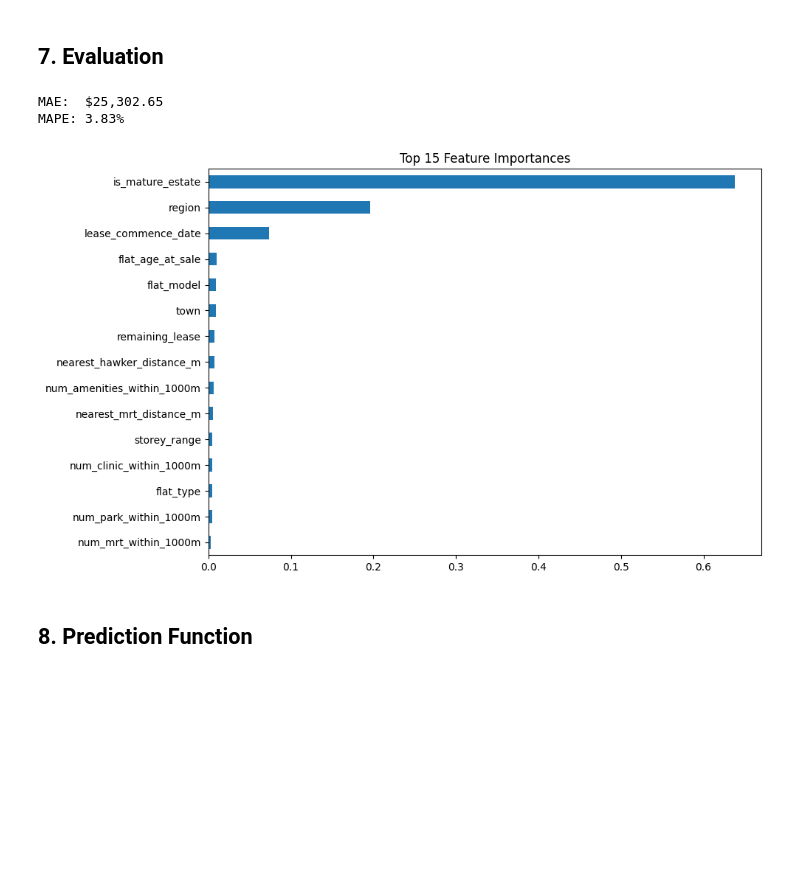
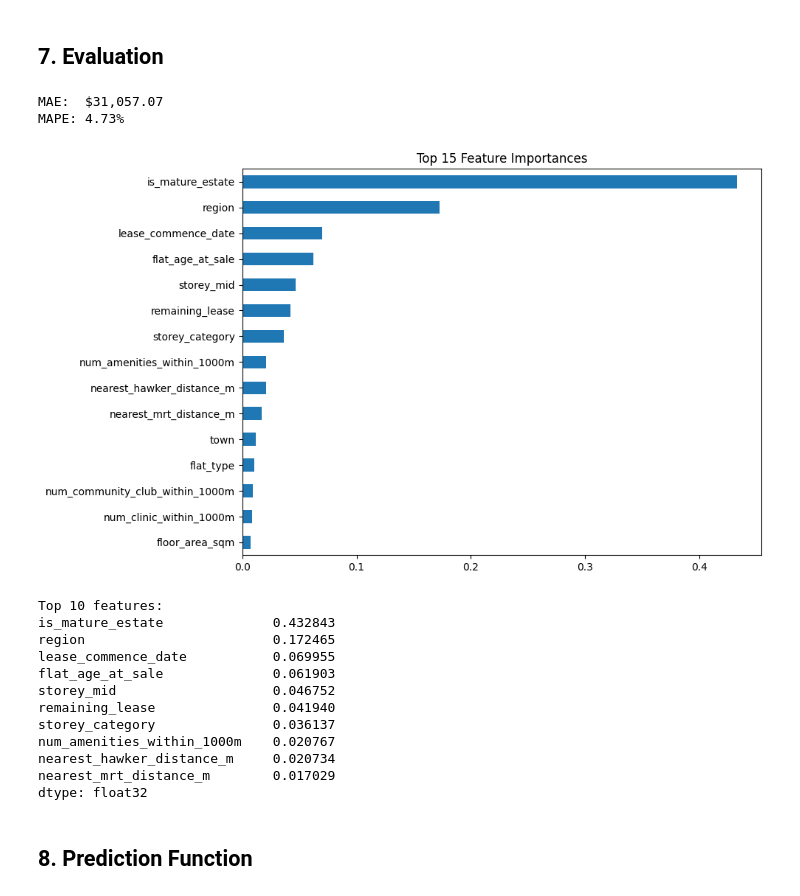
Before and after one commit to sanjeevr123/DSE3101-Project, a Jupyter notebook: backend/xgboost_trial.ipynb, the cells around one changed output. Cells and saved outputs as stored; diff of their text form; code cells hidden in the pictures; blank space fills up the shorter version.

```diff
--- a/backend/xgboost_trial.ipynb
+++ b/backend/xgboost_trial.ipynb
@@ -167,19 +181,33 @@ Columns: ['town', 'flat_type', 'storey_range', 'floor_area_sqm', 'flat_model', '
 # %% [markdown]
 ## 5. Train / Test Split
 # %%
+# Define feature list (everything except the target)
 TREE_FEATURES = [c for c in df_model.columns if c != 'log_price_norm']
 
-X_train, X_test, y_train, y_test = train_test_split(
-    df_model[TREE_FEATURES],
-    df_model['log_price_norm'],
-    test_size=0.2,
-    random_state=42
-)
+# ============================================================
+# Time-based split instead of random split
+# Train on older data, test on most recent data
+# This is more realistic for time-series price prediction
+# ============================================================
+train_mask = df_model['sold_year'] < 2023
+test_mask  = df_model['sold_year'] >= 2023
 
+X_train = df_model.loc[train_mask, TREE_FEATURES]
+X_test  = df_model.loc[test_mask,  TREE_FEATURES]
+y_train = df_model.loc[train_mask, 'log_price_norm']
+y_test  = df_model.loc[test_mask,  'log_price_norm']
+
+# Current RPI for converting log predictions back to dollar prices
 CURRENT_RPI = 203.6
+y_train_actual = np.exp(y_train) * X_train['floor_area_sqm'] * CURRENT_RPI
 y_test_actual = np.exp(y_test) * X_test['floor_area_sqm'] * CURRENT_RPI
 
-print(f"Training set: {X_train.shape[0]:,} rows")
-print(f"Test set:     {X_test.shape[0]:,} rows")
+print(f"Training set: {X_train.shape[0]:,} rows "
+      f"(up to year {df_model.loc[train_mask, 'sold_year'].max()})")
+print(f"Test set:     {X_test.shape[0]:,} rows "
+      f"(from year {df_model.loc[test_mask, 'sold_year'].min()} onwards)")
 print(f"Features:     {len(TREE_FEATURES)}")
+print(f"\nFeature list:")
+for f in TREE_FEATURES:
+    print(f"  {f}")          # ← this line was missing
 # %% [output]
@@ -208,25 +294,44 @@ Training complete.
 # %%
 final_log_preds = xgb_model.predict(X_test)
 final_dollar_preds = np.exp(final_log_preds) * X_test['floor_area_sqm'] * CURRENT_RPI
 
-mae = mean_absolute_error(y_test_actual, final_dollar_preds)
+mae  = mean_absolute_error(y_test_actual, final_dollar_preds)
 mape = mean_absolute_percentage_error(y_test_actual, final_dollar_preds) * 100
 
 print(f"MAE:  ${mae:,.2f}")
 print(f"MAPE: {mape:.2f}%")
 
-# Feature importance (top 15)
-feat_imp = pd.Series(xgb_model.feature_importances_, index=TREE_FEATURES).sort_values(ascending=False)
+# Feature importance
+feat_imp = pd.Series(
+    xgb_model.feature_importances_,
+    index=TREE_FEATURES
+).sort_values(ascending=False)
+
 plt.figure(figsize=(10, 6))
 feat_imp.head(15).plot(kind='barh')
 plt.title('Top 15 Feature Importances')
 plt.gca().invert_yaxis()
 plt.tight_layout()
 plt.show()
+
+print("\nTop 10 features:")
+print(feat_imp.head(10))
 # %% [output]
-MAE:  $25,302.65
-MAPE: 3.83%
+MAE:  $31,057.07
+MAPE: 4.73%
-[figure, old version]
+[figure, new version]
+Top 10 features:
+is_mature_estate              0.432843
+region                        0.172465
+lease_commence_date           0.069955
+flat_age_at_sale              0.061903
+storey_mid                    0.046752
+remaining_lease               0.041940
+storey_category               0.036137
+num_amenities_within_1000m    0.020767
+nearest_hawker_distance_m     0.020734
+nearest_mrt_distance_m        0.017029
+dtype: float32
 # %% [markdown]
 ## 8. Prediction Function
 # %%
```
Also changed, not shown: parts of 7 cells of this notebook.
